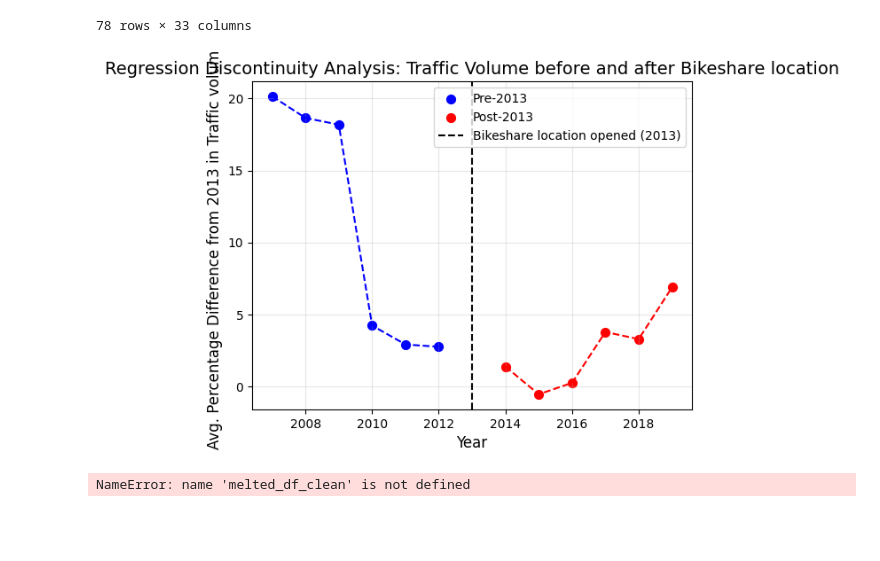
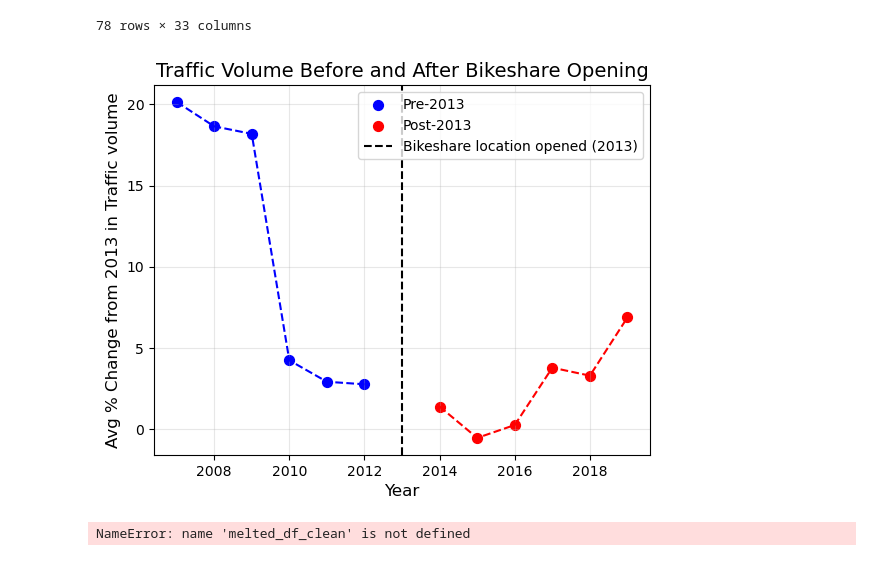
Before and after one commit to IbadatJarg/PPOL5203-Final_Project_Bikeshare, a Jupyter notebook: scripts/04_exploratory_data_analysis.ipynb, the cells around one changed output. Drawn from its saved outputs; the diff is of its cells as text; code cells hidden in the pictures; blank space fills up the shorter version.

Commit message:
updating visualizations, created new graph for paper

```diff
--- a/scripts/04_exploratory_data_analysis.ipynb
+++ b/scripts/04_exploratory_data_analysis.ipynb
@@ -99,24 +99,24 @@ df
 # %%
 # Pre-breakpoint
 plt.scatter(pre_break, percent_changes[:len(pre_break)], color='blue', label='Pre-2013', s=50)
 plt.plot(pre_break, percent_changes[:len(pre_break)], color='blue', linestyle='--')
 
 # Post-breakpoint
 plt.scatter(post_break, percent_changes[len(pre_break):], color='red', label='Post-2013', s=50)
 plt.plot(post_break, percent_changes[len(pre_break):], color='red', linestyle='--')
 
 # Breakpoint
 plt.axvline(x=2013, color='black', linestyle='--', label='Bikeshare location opened (2013)')
 
 # Labels and Legend
-plt.title('Regression Discontinuity Analysis: Traffic Volume before and after Bikeshare location', fontsize=14)
+plt.title('Traffic Volume Before and After Bikeshare Opening', fontsize=14)
 plt.xlabel('Year', fontsize=12)
-plt.ylabel('Avg. Percentage Difference from 2013 in Traffic volume', fontsize=12)
+plt.ylabel('Avg % Change from 2013 in Traffic volume', fontsize=12)
 plt.legend(fontsize=10)
 plt.grid(True, alpha=0.3)
 plt.show()
 # %% [output]
-[figure, old version]
+[figure, new version]
 # %%
 #Removing outliers
 melted_df_clean = melted_df_clean[melted_df_clean['Percent Change'] <= 50] ###We are removing changes greater %50
```
Also changed, not shown: parts of 2 cells of this notebook, 2 other files.
